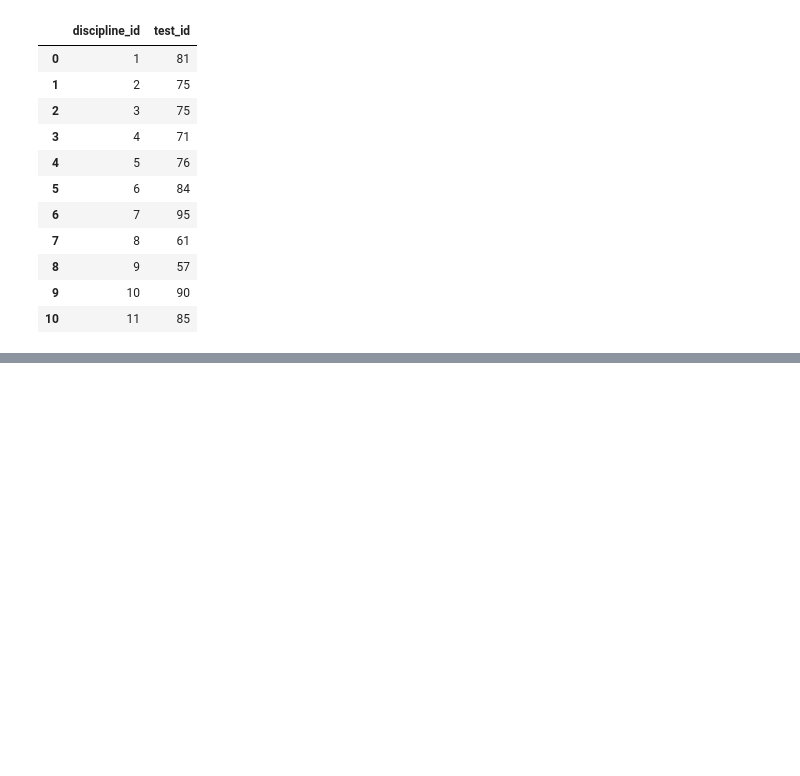
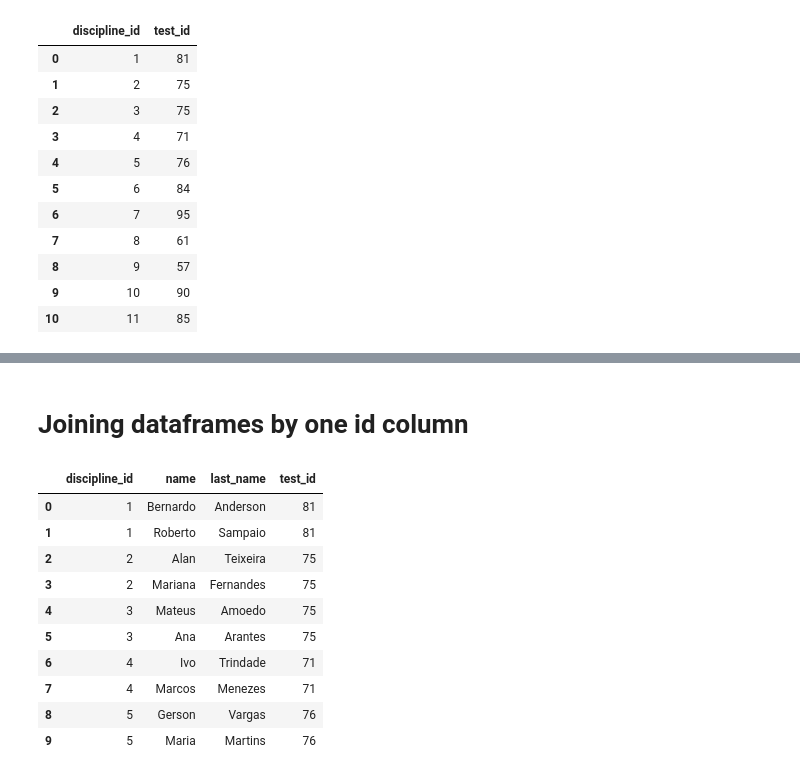
Before and after one commit to ralsouza/data_-visualization_with_python, a Jupyter notebook: notebooks/19_python_pandas_join_tables.ipynb, the cells around one changed output, grey strips where cells are left out. Drawn from its saved outputs; the diff is of its cells as text; code cells hidden in the pictures; blank space fills up the shorter version.

```diff
--- a/notebooks/19_python_pandas_join_tables.ipynb
+++ b/notebooks/19_python_pandas_join_tables.ipynb
@@ -56,0 +59,3 @@ data3
+# %%
+# It was necessary to reprocess the index
+data_new = pd.concat([data1,data2]).reset_index(drop=True); data_new
@@ -56,0 +88,16 @@ data3
+# %% [markdown]
+# Joining dataframes by one id column
+# %%
+pd.merge(data_new,data3,on='discipline_id')
+# %% [output]
+|  | discipline_id | name | last_name | test_id |
+| 0 | 1 | Bernardo | Anderson | 81 |
+| 1 | 1 | Roberto | Sampaio | 81 |
+| 2 | 2 | Alan | Teixeira | 75 |
+| 3 | 2 | Mariana | Fernandes | 75 |
+| 4 | 3 | Mateus | Amoedo | 75 |
+| 5 | 3 | Ana | Arantes | 75 |
+| 6 | 4 | Ivo | Trindade | 71 |
+| 7 | 4 | Marcos | Menezes | 71 |
+| 8 | 5 | Gerson | Vargas | 76 |
+| 9 | 5 | Maria | Martins | 76 |
```
Also changed, not shown: parts of 16 cells of this notebook.
